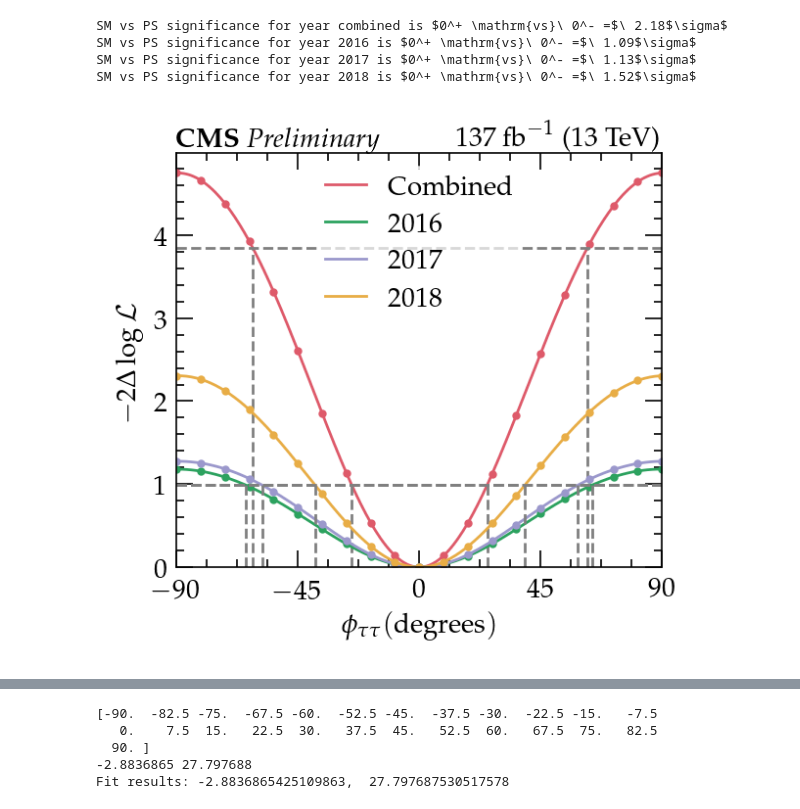
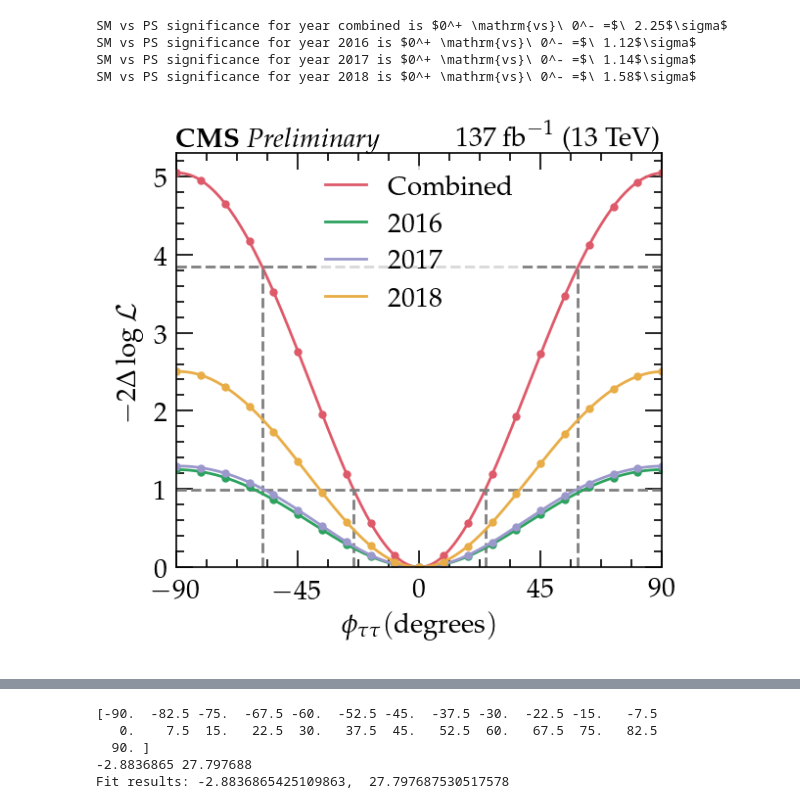
Before and after one commit to albertdow/htt-notebooks, a Jupyter notebook: draw_nll_fits.ipynb, the cells around one changed output, grey strips where cells are left out. Drawn from its saved outputs; the diff is of its cells as text; code cells hidden in the pictures.

```diff
--- a/draw_nll_fits.ipynb
+++ b/draw_nll_fits.ipynb
@@ -202,23 +211,25 @@ SM vs PS significance is $0^+ \mathrm{vs}\ 0^- =$\ 1.22$\sigma$
 # %%
 # split by channel and subcategories
-channel = "tt"
-with mpl.backends.backend_pdf.PdfPages(f"plots/alpha_{channel}_split_01052020_mergeXbins.pdf", keep_empty=False,) as pdf:
+channel = "mt"
+with mpl.backends.backend_pdf.PdfPages(f"plots/alpha_{channel}_split_19052020_mergeXbins.pdf", keep_empty=False,) as pdf:
     fig, ax = plt.subplots(
         figsize=(3.2, 2.8), dpi=200,
     )
 
     if channel == "tt":
-        bins = [0] + list(np.arange(3, 12, 1))
+        ordered_list = [3,7,5,9,8,4,10,6,11]
     elif channel == "mt":
-        bins = [0] + list(np.arange(3, 7, 1))
+        ordered_list = list(np.arange(3,7,1))
+    bins = [0] + ordered_list
     labels = []
-    for (category, bin_) in zip([f"htt_{channel}"] + [f"htt_{channel}_{x}_13TeV" for x in list(np.arange(3, 12, 1))], bins):
+    for (category, bin_) in zip(
+        [f"htt_{channel}"] + [f"htt_{channel}_{x}_13TeV" for x in ordered_list], bins):
         scan_result = (
             #"/vols/build/cms/dw515/CPdecay/CMSSW_10_2_13/src/"
             #"CombineHarvester/HTTSMCPDecays18/output/"
             "/vols/build/cms/akd116/newest/Combine/Decays/CMSSW_10_2_13/src/"
             "CombineHarvester/HTTSMCPDecays18/output/"
-            f"01052020_mergeXbins/{category}/125/higgsCombine.alpha.MultiDimFit.mH125.root"
+            f"19052020/{category}/125/higgsCombine.alpha.MultiDimFit.mH125.root"
         )
         f = uproot.open(scan_result)["limit"]
         df = f.pandas.df(["alpha","deltaNLL","quantileExpected"],
@@ -286,7 +292,7 @@ SM vs PS significance for bin 11 is $0^+ \mathrm{vs}\ 0^- =$\ 0.11$\sigma$
 # %%
 # split by years
 channel = "years"
-with mpl.backends.backend_pdf.PdfPages(f"plots/alpha_split_years_01052020_mergeXbins.pdf", keep_empty=False,) as pdf:
+with mpl.backends.backend_pdf.PdfPages(f"plots/alpha_split_years_19052020_mergeXbins.pdf", keep_empty=False,) as pdf:
     fig, ax = plt.subplots(
         figsize=(3.2, 2.8), dpi=200,
     )
@@ -299,7 +305,7 @@ with mpl.backends.backend_pdf.PdfPages(f"plots/alpha_split_years_01052020_mergeX
             #"CombineHarvester/HTTSMCPDecays18/output/"
             "/vols/build/cms/akd116/newest/Combine/Decays/CMSSW_10_2_13/src/"
             "CombineHarvester/HTTSMCPDecays18/output/"
-            f"01052020_mergeXbins/{category}/125/higgsCombine.alpha.MultiDimFit.mH125.root"
+            f"19052020/{category}/125/higgsCombine.alpha.MultiDimFit.mH125.root"
         )
         f = uproot.open(scan_result)["limit"]
         df = f.pandas.df(["alpha","deltaNLL","quantileExpected"],
@@ -314,7 +320,7 @@ with mpl.backends.backend_pdf.PdfPages(f"plots/alpha_split_years_01052020_mergeX
         if idx == 0:
             nsigmas = [scipy.stats.norm.ppf((1+0.68)/2),scipy.stats.norm.ppf((1+0.95)/2)]
         else:
-            nsigmas = [scipy.stats.norm.ppf((1+0.68)/2)]
+            nsigmas = []
 
         scan_kw = dict(color=nllscan_kw[channel][idx][2],)
 
@@ -328,35 +334,35 @@ with mpl.backends.backend_pdf.PdfPages(f"plots/alpha_split_years_01052020_mergeX
         # print significance of each category
         significance = np.sqrt(
             scipy.stats.chi2.ppf(
                 scipy.stats.chi2.cdf(
                     max(yvalues),
                 1),
             1)
         )
         sig_label = r"$0^+ \mathrm{vs}\ 0^- =$\ "+f"{significance:.2f}$\sigma$"
         print(f"SM vs PS significance for year {nllscan_kw[channel][idx][1]} is {sig_label}")
         significances.append(sig_label)
     custom_cms_label(ax, "Preliminary", lumi=137)
     ax.set_xticks([-90, -45, 0, 45, 90])
     ax.set_xlim(-90., 90)
     ax.set_ylim(0., None)
 
     #ax.text(-85, 1.01, r'$68\%$', ha='left', va='bottom', color='gray')
 
     full_handles, full_labels = ax.get_legend_handles_labels()
     handles = [x for idx, x in enumerate(full_handles) if "Spline" in full_labels[idx]]
     #ax.legend(handles, labels, bbox_to_anchor=(1, 1.03), labelspacing=0.3, borderpad=0.2)
     ax.legend(handles, labels, loc=9, labelspacing=0.3, borderpad=0.2, framealpha=0.7)
     ax.set_xlabel(r"$\phi_{\tau\tau} (\mathrm{degrees})$")
 
     #ax.set_yscale('function', functions=(lambda x: np.maximum(x, 0)**0.5, lambda x: x**2))
     ax.set_ylabel(r"$-2\Delta\log\mathcal{L}$")
 
     pdf.savefig(fig, bbox_inches='tight')
     pass
 # %% [output]
-SM vs PS significance for year combined is $0^+ \mathrm{vs}\ 0^- =$\ 2.18$\sigma$
-SM vs PS significance for year 2016 is $0^+ \mathrm{vs}\ 0^- =$\ 1.09$\sigma$
-SM vs PS significance for year 2017 is $0^+ \mathrm{vs}\ 0^- =$\ 1.13$\sigma$
-SM vs PS significance for year 2018 is $0^+ \mathrm{vs}\ 0^- =$\ 1.52$\sigma$
+SM vs PS significance for year combined is $0^+ \mathrm{vs}\ 0^- =$\ 2.25$\sigma$
+SM vs PS significance for year 2016 is $0^+ \mathrm{vs}\ 0^- =$\ 1.12$\sigma$
+SM vs PS significance for year 2017 is $0^+ \mathrm{vs}\ 0^- =$\ 1.14$\sigma$
+SM vs PS significance for year 2018 is $0^+ \mathrm{vs}\ 0^- =$\ 1.58$\sigma$
-[figure, old version]
+[figure, new version]
```
Also changed, not shown: parts of 8 cells of this notebook.
